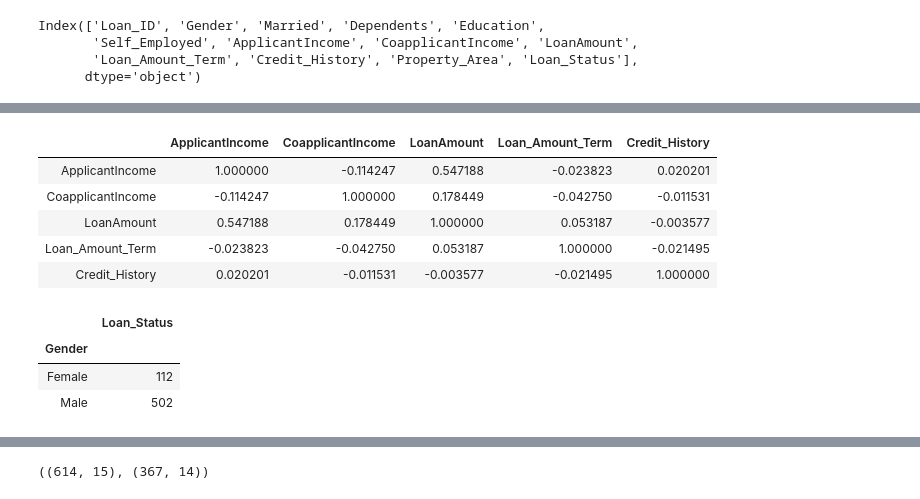
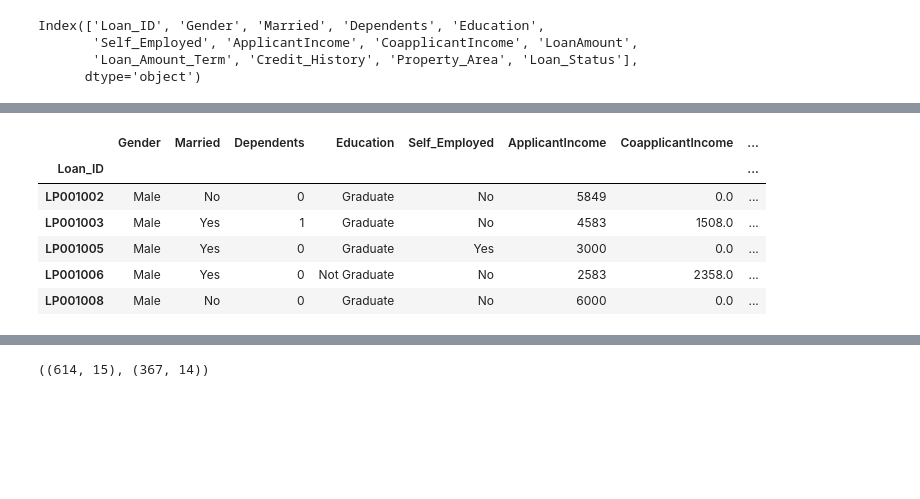
Before and after one commit to naikshrihari/Customer-eligibility-for-loan, a Jupyter notebook: loan.ipynb, the cells around one changed output, grey strips where cells are left out. Saved outputs shown, nothing was run; the diff lists cells and outputs as text; code cells hidden in the pictures; blank space fills up the shorter version.

```diff
--- a/loan.ipynb
+++ b/loan.ipynb
@@ -14,0 +107,10 @@ Index(['Loan_ID', 'Gender', 'Married', 'Dependents', 'Education',
+# %%
+# full_data["Gender"] = full_data[["Education", "Property_Area"]].apply(lambda x: "Female" if x[0]=="Not Graduate" and x[1]=="Rural" else "Male")
+def Gender(x):
+    if x[0] == "Not Graduate" and x[1] == "Rural":
+        return "Female"
+    else:
+        return "Male"
+
+
+full_data["Gender"] = full_data[["Education", "Property_Area"]].apply(lambda x : Gender(x), axis=1)
@@ -71,3 +131,3 @@ full_data.shape
 # %%
-full_data["LoanAmount"]=full_data["LoanAmount"].fillna(np.mean(full_data["LoanAmount"]))
-full_data.head()
+full_data["LoanAmount"] = full_data["LoanAmount"].fillna(full_data["LoanAmount"].mean())
+full_data["Loan_Amount_Term"] = full_data["Loan_Amount_Term"].fillna(360.0)
@@ -80,0 +134,3 @@ full_data.head()
+# %%
+full_data["Self_Employed"] = full_data["Self_Employed"].fillna(method="ffill")
+full_data.isna().sum()
@@ -137,6 +265,0 @@ sim = SimpleImputer(missing_values=np.nan, strategy="median")
-# %%
-full_data["Gender"]=cat.fit_transform(full_data[["Gender"]])
-full_data["Married"]=cat.fit_transform(full_data[["Married"]])
-full_data["Self_Employed"]=cat.fit_transform(full_data[["Self_Employed"]])
-full_data["Credit_History"]=sim.fit_transform(full_data[["Credit_History"]])
-full_data["Dependents"]=cat.fit_transform(full_data[["Dependents"]])
@@ -162,16 +297,10 @@ dtype: int64
 # %%
-full_data.corr()
+full_data.head()
 # %% [output]
-|  | ApplicantIncome | CoapplicantIncome | LoanAmount | Loan_Amount_Term | Credit_History |
-| ApplicantIncome | 1.000000 | -0.114247 | 0.547188 | -0.023823 | 0.020201 |
-| CoapplicantIncome | -0.114247 | 1.000000 | 0.178449 | -0.042750 | -0.011531 |
-| LoanAmount | 0.547188 | 0.178449 | 1.000000 | 0.053187 | -0.003577 |
-| Loan_Amount_Term | -0.023823 | -0.042750 | 0.053187 | 1.000000 | -0.021495 |
-| Credit_History | 0.020201 | -0.011531 | -0.003577 | -0.021495 | 1.000000 |
+|  | Gender | Married | Dependents | Education | Self_Employed | ApplicantIncome | CoapplicantIncome | ... |
+| Loan_ID |  |  |  |  |  |  |  | ... |
+| LP001002 | Male | No | 0 | Graduate | No | 5849 | 0.0 | ... |
+| LP001003 | Male | Yes | 1 | Graduate | No | 4583 | 1508.0 | ... |
+| LP001005 | Male | Yes | 0 | Graduate | Yes | 3000 | 0.0 | ... |
+| LP001006 | Male | Yes | 0 | Not Graduate | No | 2583 | 2358.0 | ... |
+| LP001008 | Male | No | 0 | Graduate | No | 6000 | 0.0 | ... |
-# %%
-full_data[["Gender", "Loan_Status"]].groupby(["Gender"], as_index=True).count()
-# %% [output]
-|  | Loan_Status |
-| Gender |  |
-| Female | 112 |
-| Male | 502 |
```
Also changed, not shown: parts of 147 cells of this notebook.
